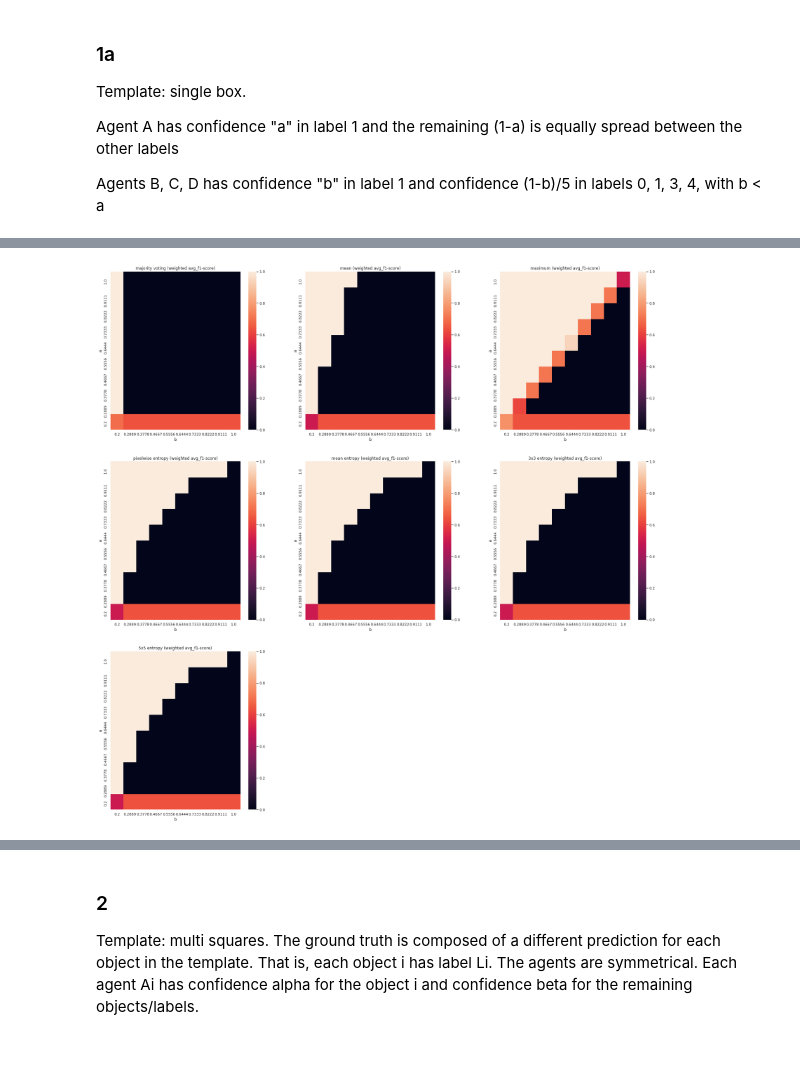
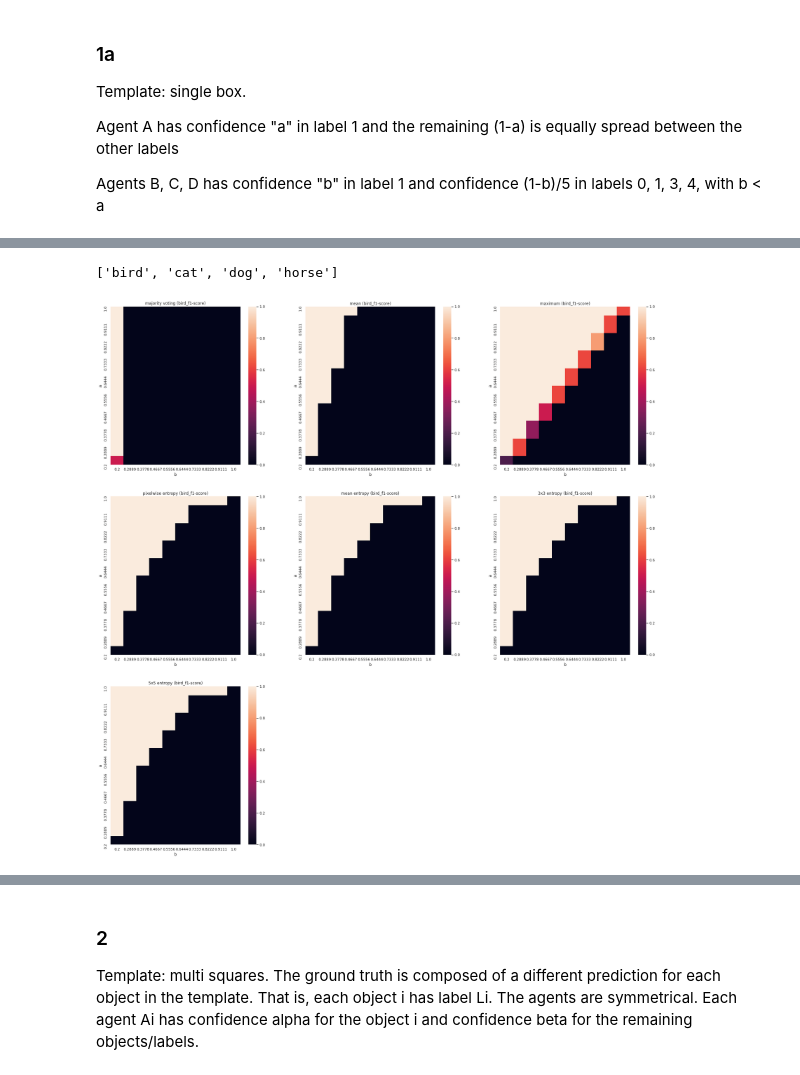
Before and after one commit to edoardogiacomello/DistributedSegmentation, a Jupyter notebook: src/SyntheticSamples.ipynb, the cells around one changed output, grey strips where cells are left out. Cells and saved outputs as stored; diff of their text form; code cells hidden in the pictures.

```diff
--- a/src/SyntheticSamples.ipynb
+++ b/src/SyntheticSamples.ipynb
@@ -1,15 +1,16 @@
 # %%
 import numpy as np
-import NegotiationTools as nt
+import NegotiationTools as negtools
 import matplotlib.pyplot as plt
 from NegotiationConfig import *
 from skimage.draw import rectangle
 import pandas as pd
 import seaborn as sb
-import Negotiation as negotiation
 
-stats = nt.StatisticsLogger()
-neg = nt.NegTools()
+
+stats = negtools.StatisticsLogger()
+nt = negtools.NegTools()
+import Negotiation as neg
 # %% [markdown]
 ## Templates
 A template is the basic form of the ground truth and predictions. It is then converted into a prediction by replicating it for each label/agent. Different objects are labeled with integer numbers, with 0 being the background.
@@ -115,14 +116,14 @@ def run_experiment(experiment, a, b, MAX_STEPS=1000):
     ''' Runs a given experiment with the given parameters and returns a DataFrame with the corresponding statistics'''
     gt, prop = experiment(a, b)
 
-    mask = np.logical_not(neg.get_consensus(prop))
+    mask = np.logical_not(nt.get_consensus(prop))
     if np.all(~mask):
         # Consensus may be enforced by construction, in these case we consider all the image
         mask = None
 
-    agr_majority = neg.compute_majority_voting(prop, binary_strategy='maximum')
-    agr_mean = neg.mean_proposal(prop, binary_strategy='maximum')
-    agr_max = neg.max_proposal(prop)
+    agr_majority = nt.compute_majority_voting(prop, binary_strategy='maximum')
+    agr_mean = nt.mean_proposal(prop, binary_strategy='maximum')
+    agr_max = nt.max_proposal(prop)
 
     results = pd.DataFrame()
 
@@ -146,8 +147,8 @@ def run_experiment(experiment, a, b, MAX_STEPS=1000):
     # Pixelwise entropy
     confidence_functions= list()
     for p in prop:
-        confidence_functions.append(lambda x: neg.get_confidence(x, method='pixelwise_entropy'))
-    last_agr, last_prop = negotiation.run_negotiation_on_proposasls(sample_id=0,
+        confidence_functions.append(lambda x: nt.get_confidence(x, method='pixelwise_entropy'))
+    last_agr, last_prop = neg.run_negotiation_on_proposasls(sample_id=0,
                                                                     initial_proposals=prop,
                                                                     ground_truth=gt,
                                                                     confidence_functions=confidence_functions,
@@ -162,8 +163,8 @@ def run_experiment(experiment, a, b, MAX_STEPS=1000):
     # Mean entropy
     confidence_functions= list()
     for p in prop:
-        confidence_functions.append(lambda x: neg.get_confidence(x, method='mean_entropy'))
-    last_agr, last_prop = negotiation.run_negotiation_on_proposasls(sample_id=0,
+        confidence_functions.append(lambda x: nt.get_confidence(x, method='mean_entropy'))
+    last_agr, last_prop = neg.run_negotiation_on_proposasls(sample_id=0,
                                                                     initial_proposals=prop,
                                                                     ground_truth=gt,
                                                                     confidence_functions=confidence_functions,
@@ -178,8 +179,8 @@ def run_experiment(experiment, a, b, MAX_STEPS=1000):
     # Convolution entropy 3x3
     confidence_functions= list()
     for p in prop:
-        confidence_functions.append(lambda x: neg.get_confidence(x, method='convolution_entropy', convolution_size=3))
-    last_agr, last_prop = negotiation.run_negotiation_on_proposasls(sample_id=0,
+        confidence_functions.append(lambda x: nt.get_confidence(x, method='convolution_entropy', convolution_size=3))
+    last_agr, last_prop = neg.run_negotiation_on_proposasls(sample_id=0,
                                                                     initial_proposals=prop,
                                                                     ground_truth=gt,
                                                                     confidence_functions=confidence_functions,
@@ -194,8 +195,8 @@ def run_experiment(experiment, a, b, MAX_STEPS=1000):
     # Convolution entropy 5x5
     confidence_functions= list()
     for p in prop:
-        confidence_functions.append(lambda x: neg.get_confidence(x, method='convolution_entropy', convolution_size=5))
-    last_agr, last_prop = negotiation.run_negotiation_on_proposasls(sample_id=0,
+        confidence_functions.append(lambda x: nt.get_confidence(x, method='convolution_entropy', convolution_size=5))
+    last_agr, last_prop = neg.run_negotiation_on_proposasls(sample_id=0,
                                                                     initial_proposals=prop,
                                                                     ground_truth=gt,
                                                                     confidence_functions=confidence_functions,
@@ -276,7 +292,11 @@ data = robustness(exp_1, amin=1/5, bmin=1/5)
+# %%
+ALL_LABELS
+# %% [output]
+['bird', 'cat', 'dog', 'horse']
 # %%
-show_heatmap(data, 'weighted avg_f1-score')
+show_heatmap(data, 'bird_f1-score')
 # %% [output]
-[figure, old version]
+[figure, new version]
 # %%
 show_heatmap(data, 'macro avg_f1-score')
 # %% [output]
```
Also changed, not shown: parts of 8 cells of this notebook, 3 other files.
